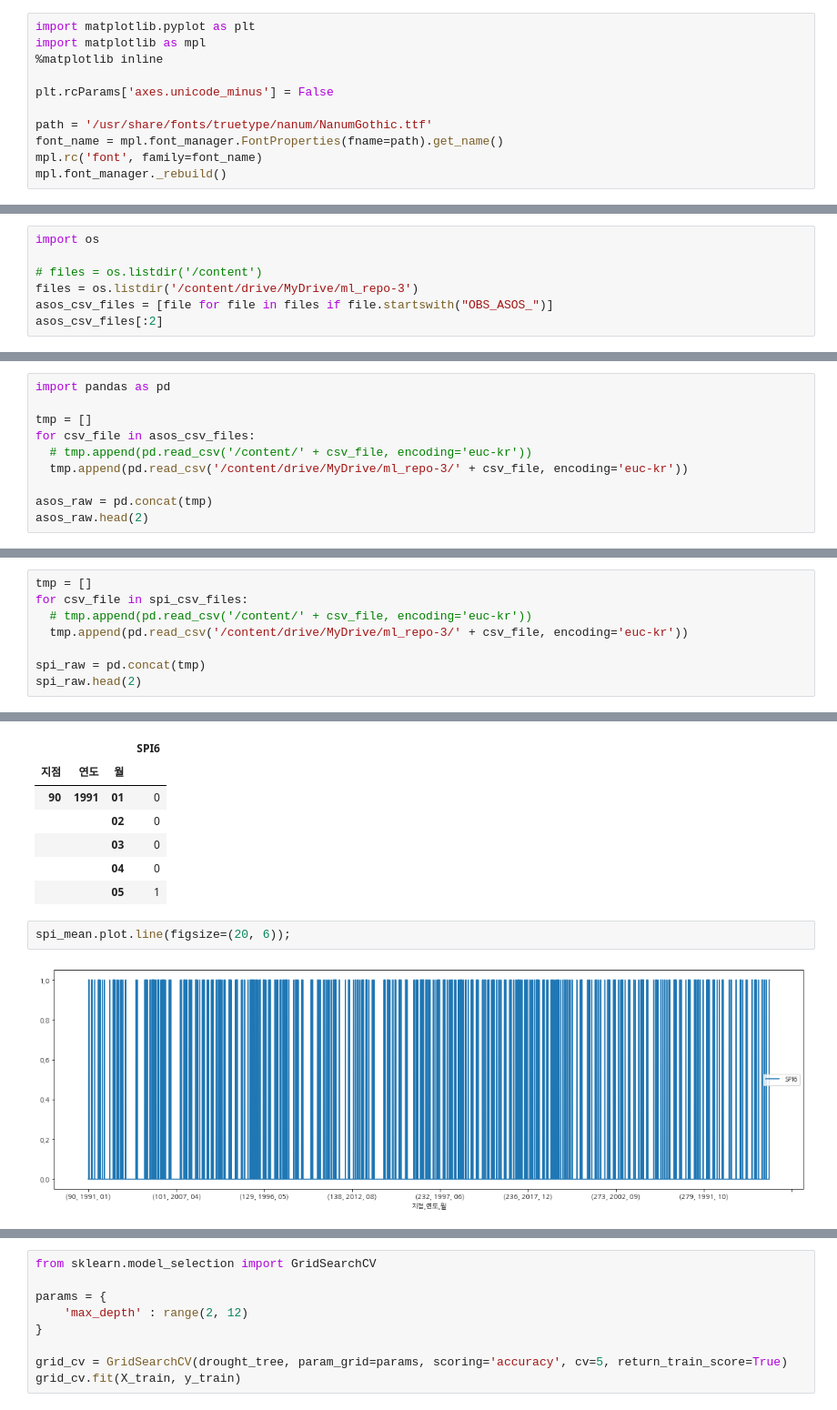
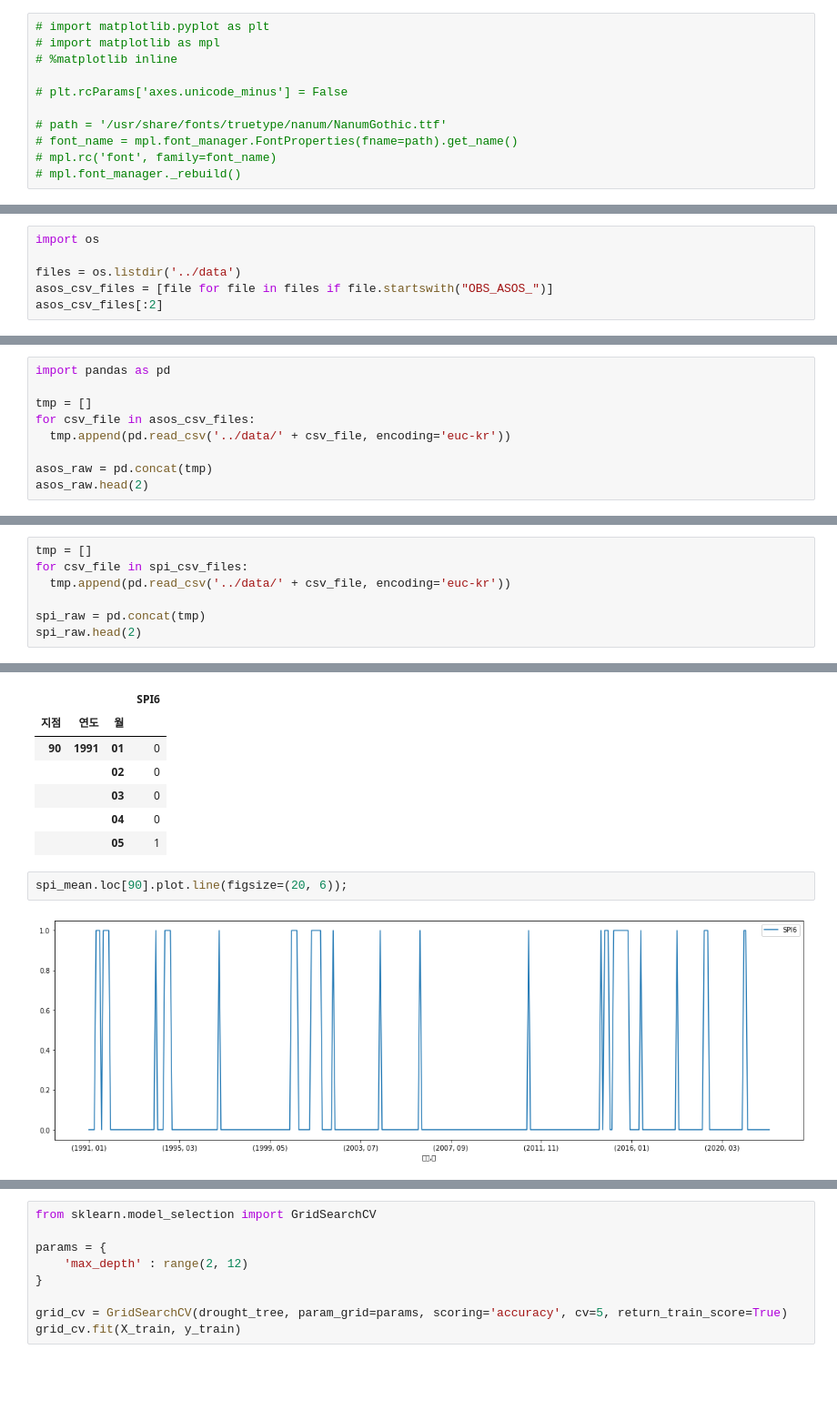
Before and after one commit to zbooster/DroughtForecast, a Jupyter notebook: source_code/DroughtForecast.ipynb, the cells around one changed output, grey strips where cells are left out. Shown at 91% size. Drawn from its saved outputs; the diff is of its cells as text; blank space fills up the shorter version.

```diff
--- a/source_code/DroughtForecast.ipynb
+++ b/source_code/DroughtForecast.ipynb
@@ -8,16 +8,16 @@
 # %% [markdown]
 **(Runtime 재시작 필요)**
 # %%
-import matplotlib.pyplot as plt
-import matplotlib as mpl
-%matplotlib inline
+# import matplotlib.pyplot as plt
+# import matplotlib as mpl
+# %matplotlib inline
 
-plt.rcParams['axes.unicode_minus'] = False
+# plt.rcParams['axes.unicode_minus'] = False
 
-path = '/usr/share/fonts/truetype/nanum/NanumGothic.ttf'
-font_name = mpl.font_manager.FontProperties(fname=path).get_name()
-mpl.rc('font', family=font_name)
-mpl.font_manager._rebuild()
+# path = '/usr/share/fonts/truetype/nanum/NanumGothic.ttf'
+# font_name = mpl.font_manager.FontProperties(fname=path).get_name()
+# mpl.rc('font', family=font_name)
+# mpl.font_manager._rebuild()
 # %% [markdown]
 ## 데이터 수집
 - 기상자료개방포털(https://data.kma.go.kr)에서 다운로드
@@ -30,8 +30,7 @@ mpl.font_manager._rebuild()
 # %%
 import os
 
-# files = os.listdir('/content')
-files = os.listdir('/content/drive/MyDrive/ml_repo-3')
+files = os.listdir('../data')
 asos_csv_files = [file for file in files if file.startswith("OBS_ASOS_")]
 asos_csv_files[:2]
 # %% [output]
@@ -41,8 +40,7 @@ import pandas as pd
 
 tmp = []
 for csv_file in asos_csv_files:
-  # tmp.append(pd.read_csv('/content/' + csv_file, encoding='euc-kr'))
-  tmp.append(pd.read_csv('/content/drive/MyDrive/ml_repo-3/' + csv_file, encoding='euc-kr'))
+  tmp.append(pd.read_csv('../data/' + csv_file, encoding='euc-kr'))
 
 asos_raw = pd.concat(tmp)
 asos_raw.head(2)
@@ -199,8 +260,7 @@ spi_csv_files[:2]
 # %%
 tmp = []
 for csv_file in spi_csv_files:
-  # tmp.append(pd.read_csv('/content/' + csv_file, encoding='euc-kr'))
-  tmp.append(pd.read_csv('/content/drive/MyDrive/ml_repo-3/' + csv_file, encoding='euc-kr'))
+  tmp.append(pd.read_csv('../data/' + csv_file, encoding='euc-kr'))
 
 spi_raw = pd.concat(tmp)
 spi_raw.head(2)
@@ -276,7 +336,7 @@ spi_mean.head()
 |  |  | 04 | 0 |
 |  |  | 05 | 1 |
 # %%
-spi_mean.plot.line(figsize=(20, 6));
+spi_mean.loc[90].plot.line(figsize=(20, 6));
 # %% [output]
-[figure, old version]
+[figure, new version]
 # %%
```
Also changed, not shown: parts of 42 cells of this notebook.
